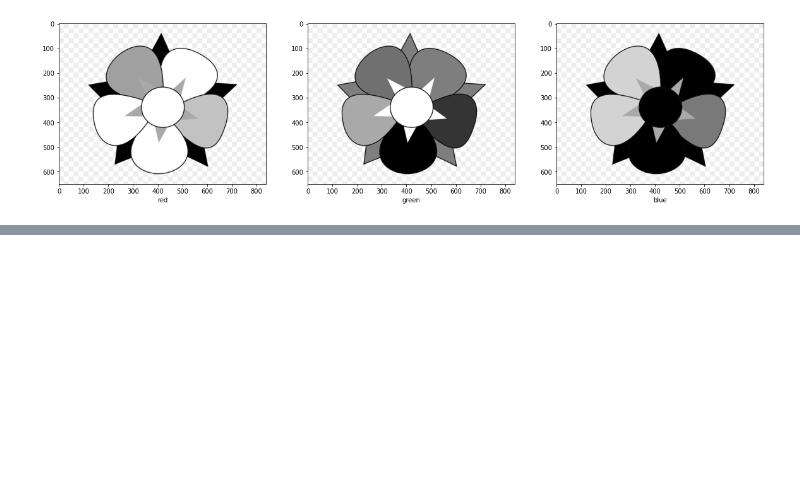
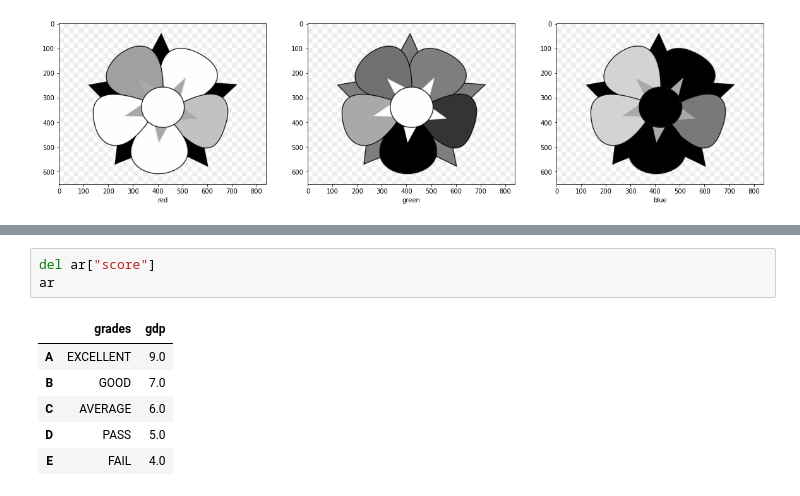
Before and after one commit to KARTIKEYgarg1/udemy-data-science-and-ml, a Jupyter notebook: Practice.ipynb, the cells around one changed output, grey strips where cells are left out. Drawn from its saved outputs; the diff is of its cells as text; blank space fills up the shorter version.

```diff
--- a/Practice.ipynb
+++ b/Practice.ipynb
@@ -372,0 +407,10 @@ for i,axi in enumerate(ax.flat):
+# %%
+del ar["score"]
+ar
+# %% [output]
+|  | grades | gdp |
+| A | EXCELLENT | 9.0 |
+| B | GOOD | 7.0 |
+| C | AVERAGE | 6.0 |
+| D | PASS | 5.0 |
+| E | FAIL | 4.0 |
```
Also changed, not shown: parts of 3 cells of this notebook.
